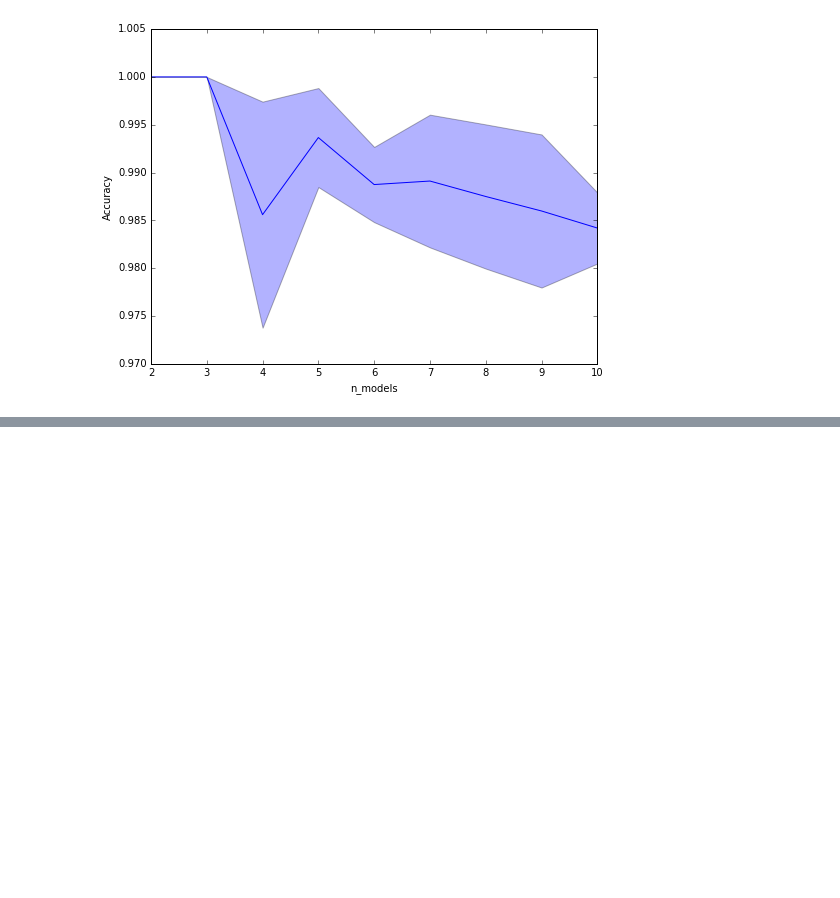
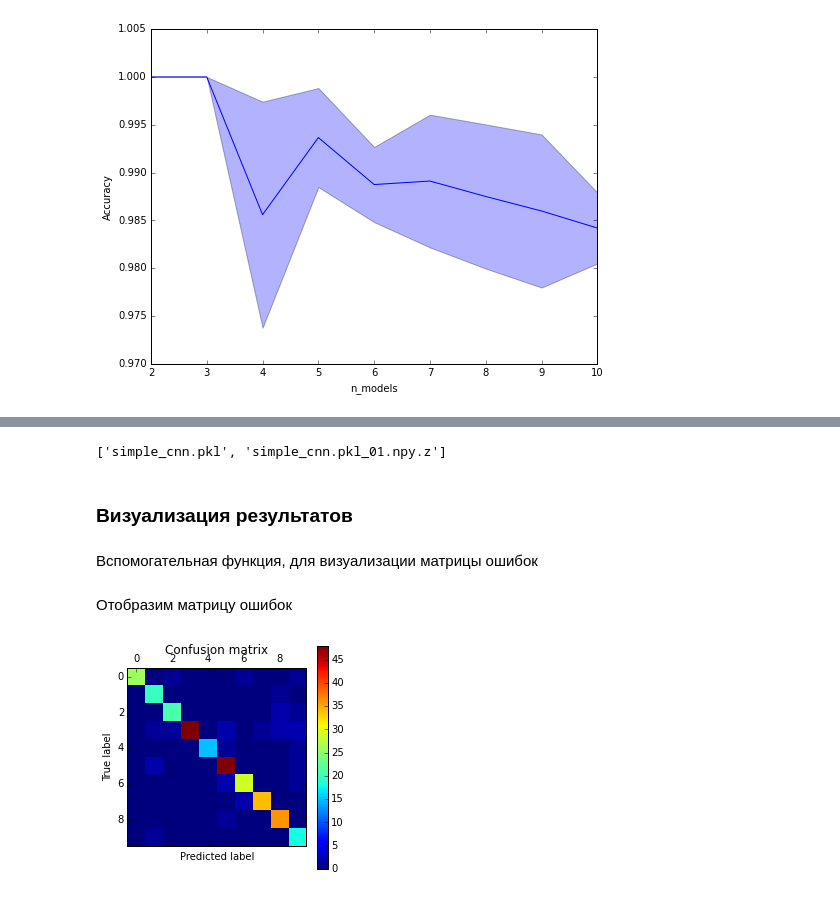
Before and after one commit to mchernyavsky/car-classification, a Jupyter notebook: report.ipynb, the cells around one changed output, grey strips where cells are left out. Drawn from its saved outputs; the diff is of its cells as text; code cells hidden in the pictures; blank space fills up the shorter version.

Commit message:
Added simple CNN model

```diff
--- a/report.ipynb
+++ b/report.ipynb
@@ -165,0 +271,26 @@ from sklearn.grid_search import GridSearchCV
+# %%
+from sklearn.externals import joblib
+
+joblib.dump(net, "simple_cnn.pkl", compress=3)
+# %% [output]
+['simple_cnn.pkl', 'simple_cnn.pkl_01.npy.z']
+# %% [markdown]
+### Визуализация результатов
+# %% [markdown]
+Вспомогательная функция, для визуализации матрицы ошибок
+# %%
+from sklearn.metrics import confusion_matrix
+
+def visualize_confusion_matrix(y_test, y_pred):
+    cm = confusion_matrix(y_test, y_pred)
+    plt.matshow(cm)
+    plt.title("Confusion matrix")
+    plt.colorbar()
+    plt.ylabel("True label")
+    plt.xlabel("Predicted label")
+# %% [markdown]
+Отобразим матрицу ошибок
+# %%
+visualize_confusion_matrix(y_test, y_pred)
+# %% [output]
+[figure, added]
```
Also changed, not shown: parts of 10 cells of this notebook, 1 other file.
